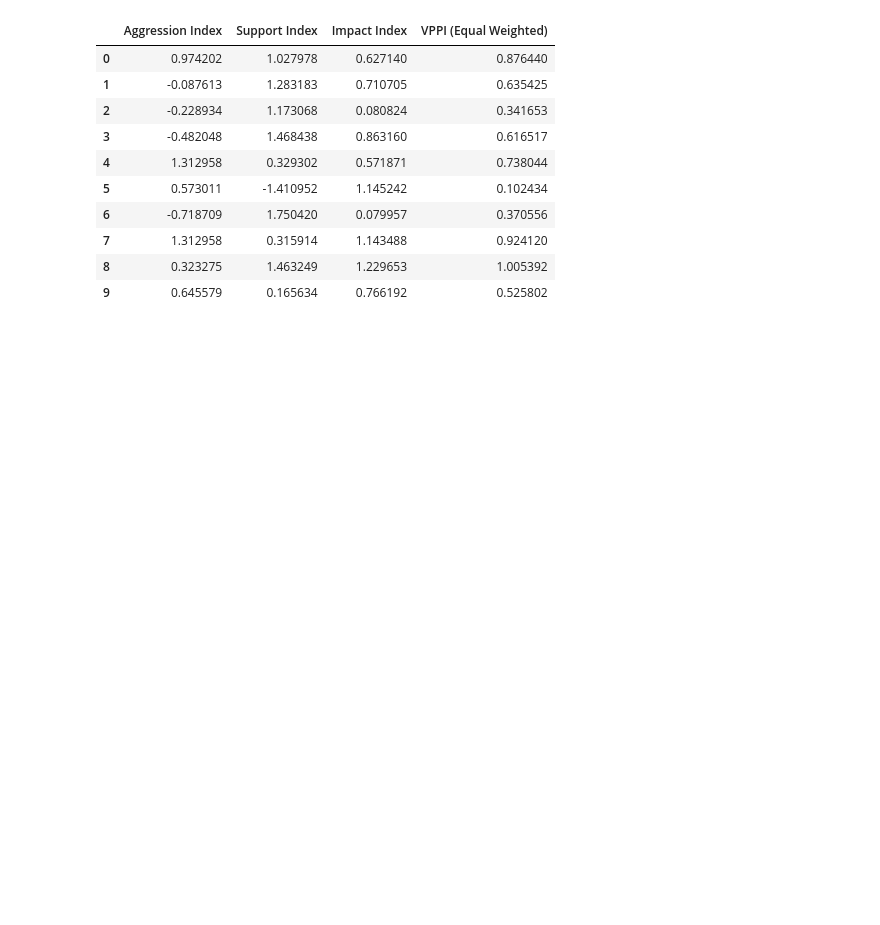
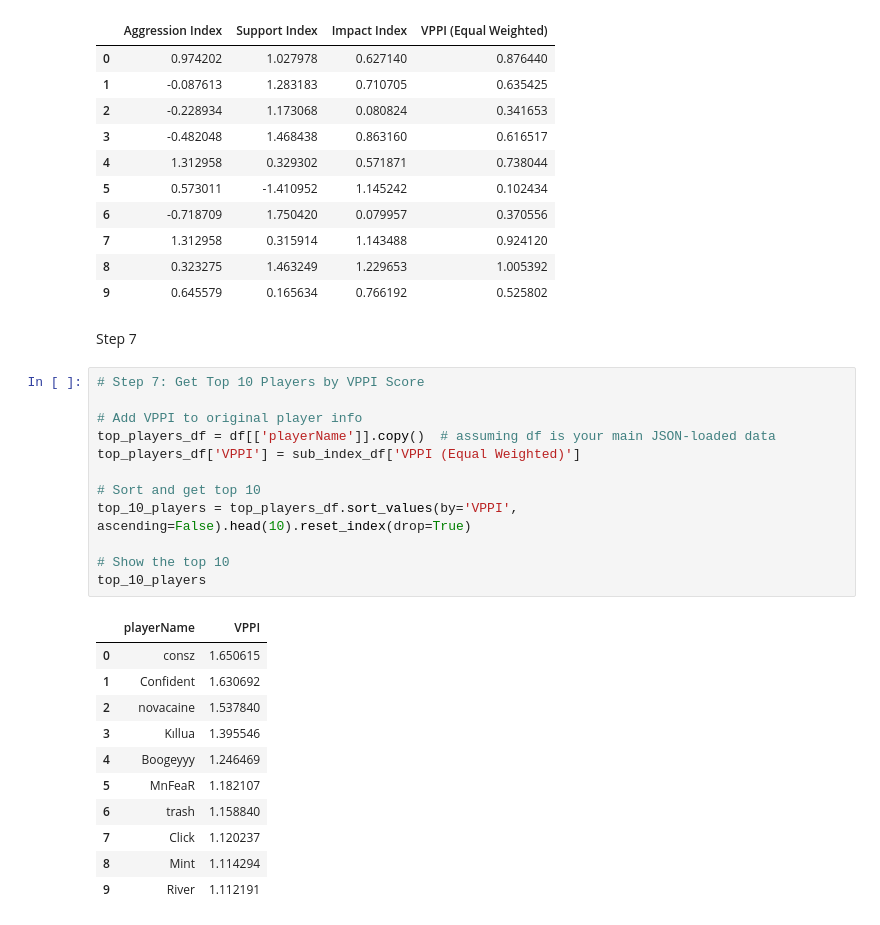
Before and after one commit to tiao1314/valorant-data, a Jupyter notebook: vppi_analysis.ipynb, the cells around one changed output. Drawn from its saved outputs; the diff is of its cells as text; blank space fills up the shorter version.

Commit message:
table of top 10 players

```diff
--- a/vppi_analysis.ipynb
+++ b/vppi_analysis.ipynb
@@ -471,3 +471,29 @@ sub_index_df[['Aggression Index', 'Support Index', 'Impact Index', 'VPPI (Equal
 | 7 | 1.312958 | 0.315914 | 1.143488 | 0.924120 |
 | 8 | 0.323275 | 1.463249 | 1.229653 | 1.005392 |
 | 9 | 0.645579 | 0.165634 | 0.766192 | 0.525802 |
+# %% [markdown]
+Step 7
+# %%
+# Step 7: Get Top 10 Players by VPPI Score
+
+# Add VPPI to original player info
+top_players_df = df[['playerName']].copy()  # assuming df is your main JSON-loaded data
+top_players_df['VPPI'] = sub_index_df['VPPI (Equal Weighted)']
+
+# Sort and get top 10
+top_10_players = top_players_df.sort_values(by='VPPI', ascending=False).head(10).reset_index(drop=True)
+
+# Show the top 10
+top_10_players
+# %% [output]
+|  | playerName | VPPI |
+| 0 | consz | 1.650615 |
+| 1 | Confident | 1.630692 |
+| 2 | novacaine | 1.537840 |
+| 3 | Kıllua | 1.395546 |
+| 4 | Boogeyyy | 1.246469 |
+| 5 | MnFeaR | 1.182107 |
+| 6 | trash | 1.158840 |
+| 7 | Click | 1.120237 |
+| 8 | Mint | 1.114294 |
+| 9 | River | 1.112191 |
```
Also changed, not shown: 2 other files.
